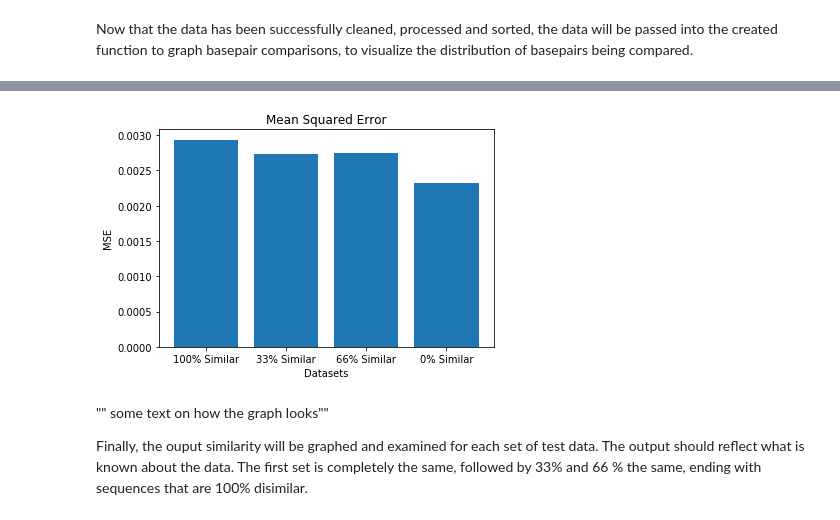
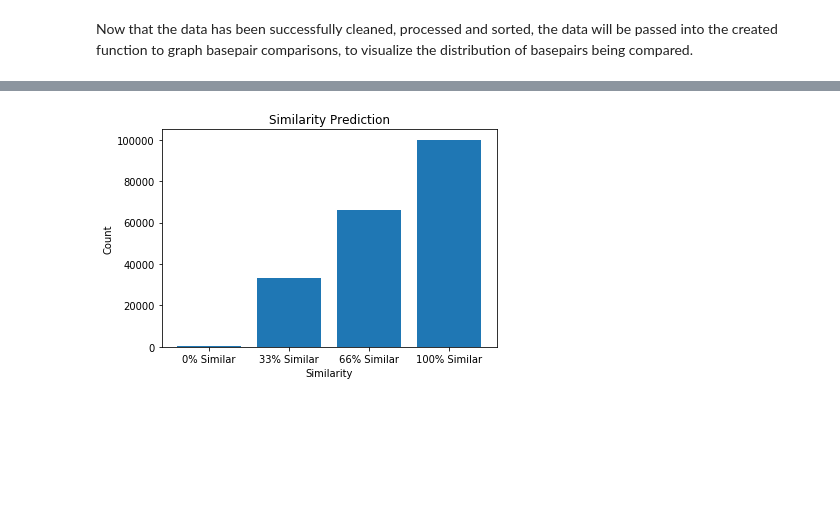
Before and after one commit to christophersanchez/DataScience, a Jupyter notebook: Thinkful/Unit6/Neuroevolution_DNA_Sequence_Comparison_Using_GA_Trained_Recurrent_Neural_Network.ipynb, the cells around one changed output, grey strips where cells are left out. Saved outputs shown, nothing was run; the diff lists cells and outputs as text; code cells hidden in the pictures; blank space fills up the shorter version.

```diff
--- a/Thinkful/Unit6/Neuroevolution_DNA_Sequence_Comparison_Using_GA_Trained_Recurrent_Neural_Network.ipynb
+++ b/Thinkful/Unit6/Neuroevolution_DNA_Sequence_Comparison_Using_GA_Trained_Recurrent_Neural_Network.ipynb
@@ -214,14 +270,14 @@ def grade(pop, inputs, labels, split):
 # %% [markdown]
 Mutations naturally occur in the wild. They can be benficial or detrimental. There are some mutations that can cause immunity to certain diseases, and there are some mutations that cause diseases. The mutate function will be used to add some variation to the previous networks by randomly selecting weights from the individuals based on a bernoulli distribution and summing them with value from a generated gaussian distribution.
 # %%
-def mutate(network, rate):
+def mutate(network):
     # get weights of the fittest and weakest networks
 
     weights = network.get_weights()
 
     # add a random value from a gaussian distributions to the previous weights
     for layer in weights:
-        select_weights = bernoulli.rvs(p=rate, size=layer.shape)
+        select_weights = bernoulli.rvs(p=0.5, size=layer.shape)
         random_numbers = np.random.normal(0, 1, layer.shape)
         layer[select_weights==1] = random_numbers[select_weights==1] + layer[select_weights==1]
 
@@ -352,0 +427,6 @@ The output of the best individual will be visualized for analysis. The graph sho
+# %%
+# train the Network.
+model.fit(X_train, y_train, batch_size=30, epochs=30, verbose=0, validation_data=(X_test, y_test))
+
+# visualize how well the network is fitting
+graph_average_output(model)
@@ -424,16 +506,16 @@ compare_two_thirds, two_thirds_labels = create_dna_array(simliarity_66, labels_6
 compare_different, no_similarity_labels = create_dna_array(simliarity_0, labels_0, 50)
 
 # add all the comparison arrays together
-comparison_tests = [compare_same,
+comparison_tests = [compare_different,
                     compare_third,
                     compare_two_thirds,
-                    compare_different]
+                    compare_same]
 
 # add the labels together
-similarity_labels = [same_labels,
+similarity_labels = [no_similarity_labels,
                     third_labels,
                     two_thirds_labels,
-                    no_similarity_labels]
+                    same_labels]
 # %% [markdown]
 Now that the data has been successfully cleaned, processed and sorted, the data will be passed into the created function to graph basepair comparisons, to visualize the distribution of basepairs being compared.
 # %%
@@ -461,23 +580,24 @@ The top performing network will now be tested against all of the created sequenc
 # %%
-graph_output = []
-graph_mse = []
+# store output similarity score for visualization
+predicted_outputs = []
+
 # run the best network on the test data to test for consistency.
 for x in range(4):
-    y_pred = network_population[0].predict(comparison_tests[x])
-    m_s_e = mse(similarity_labels[x], y_pred)
-    graph_output.append(y_pred)
-    graph_mse.append(m_s_e)
+    output_true = 0
+    y_pred = model.predict(comparison_tests[x])
+    y = []
+    for layer in y_pred:
+        for output in layer:
+            if (output >= 0.0):
+                output_true += 1
 
-#graph the mean squared error of the output on the test data
-plt.bar(range(len(graph_mse)), graph_mse, width=0.8, align='edge')
-plt.title('Mean Squared Error')
-plt.xlabel('Datasets')
-plt.ylabel('MSE')
-plt.xticks(np.arange(4) + 0.4, ('100% Similar', '33% Similar', '66% Similar', '0% Similar'))
+    predicted_outputs.append(output_true)
+#graph the predicted similarity of the test data
+plt.bar(range(len(predicted_outputs)), predicted_outputs, width=0.8, align='edge')
+plt.title('Similarity Prediction')
+plt.xlabel('Similarity')
+plt.ylabel('Count')
+plt.xticks(np.arange(4) + 0.4, ('0% Similar', '33% Similar', '66% Similar', '100% Similar'))
 plt.show()
 # %% [output]
-[figure, old version]
+[figure, new version]
-# %% [markdown]
-"" some text on how the graph looks""
-
-Finally, the ouput similarity will be graphed and examined for each set of test data. The output should reflect what is known about the data. The first set is completely the same, followed by 33% and 66 % the same, ending with sequences that are 100% disimilar.
```
Also changed, not shown: parts of 33 cells of this notebook.
